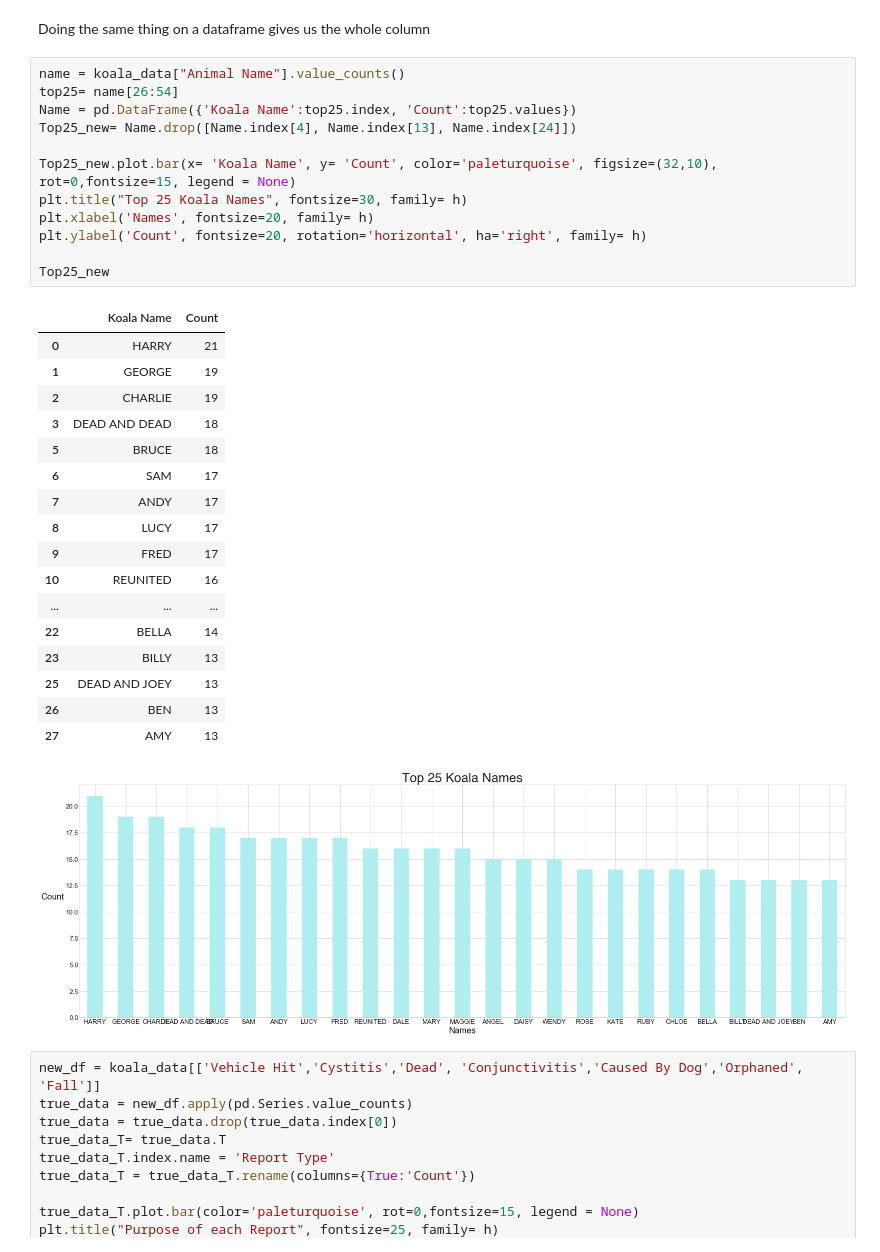
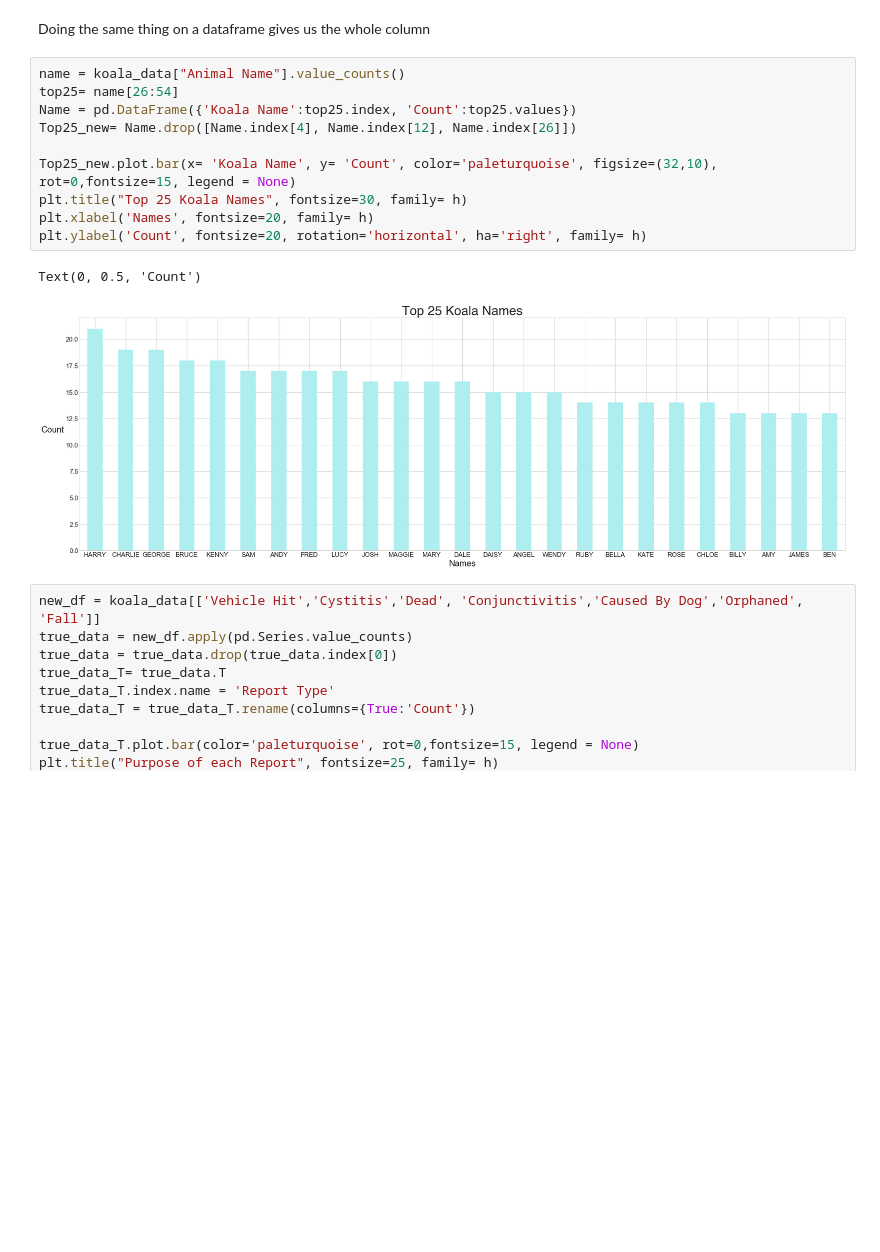
Before and after one commit to joelnorman99/Open-Data-Project, a Jupyter notebook: Koala Hospital Data.ipynb, the cells around one changed output. Drawn from its saved outputs; the diff is of its cells as text; blank space fills up the shorter version.

```diff
--- a/Koala Hospital Data.ipynb
+++ b/Koala Hospital Data.ipynb
@@ -331,34 +331,16 @@ Doing the same thing on a dataframe gives us the whole column
 # %%
 name = koala_data["Animal Name"].value_counts()
 top25= name[26:54]
 Name = pd.DataFrame({'Koala Name':top25.index, 'Count':top25.values})
-Top25_new= Name.drop([Name.index[4], Name.index[13], Name.index[24]])
+Top25_new= Name.drop([Name.index[4], Name.index[12], Name.index[26]])
 
 Top25_new.plot.bar(x= 'Koala Name', y= 'Count', color='paleturquoise', figsize=(32,10), rot=0,fontsize=15, legend = None)
 plt.title("Top 25 Koala Names", fontsize=30, family= h)
 plt.xlabel('Names', fontsize=20, family= h)
 plt.ylabel('Count', fontsize=20, rotation='horizontal', ha='right', family= h)
-
-Top25_new
 # %% [output]
-|  | Koala Name | Count |
-| 0 | HARRY | 21 |
-| 1 | GEORGE | 19 |
-| 2 | CHARLIE | 19 |
-| 3 | DEAD AND DEAD | 18 |
-| 5 | BRUCE | 18 |
-| 6 | SAM | 17 |
-| 7 | ANDY | 17 |
-| 8 | LUCY | 17 |
-| 9 | FRED | 17 |
-| 10 | REUNITED | 16 |
-| ... | ... | ... |
-| 22 | BELLA | 14 |
-| 23 | BILLY | 13 |
-| 25 | DEAD AND JOEY | 13 |
-| 26 | BEN | 13 |
-| 27 | AMY | 13 |
+Text(0, 0.5, 'Count')
-[figure, old version]
+[figure, new version]
 # %%
 new_df = koala_data[['Vehicle Hit','Cystitis','Dead', 'Conjunctivitis','Caused By Dog','Orphaned', 'Fall']]
 true_data = new_df.apply(pd.Series.value_counts)
```
Also changed, not shown: parts of 1 cell of this notebook.
